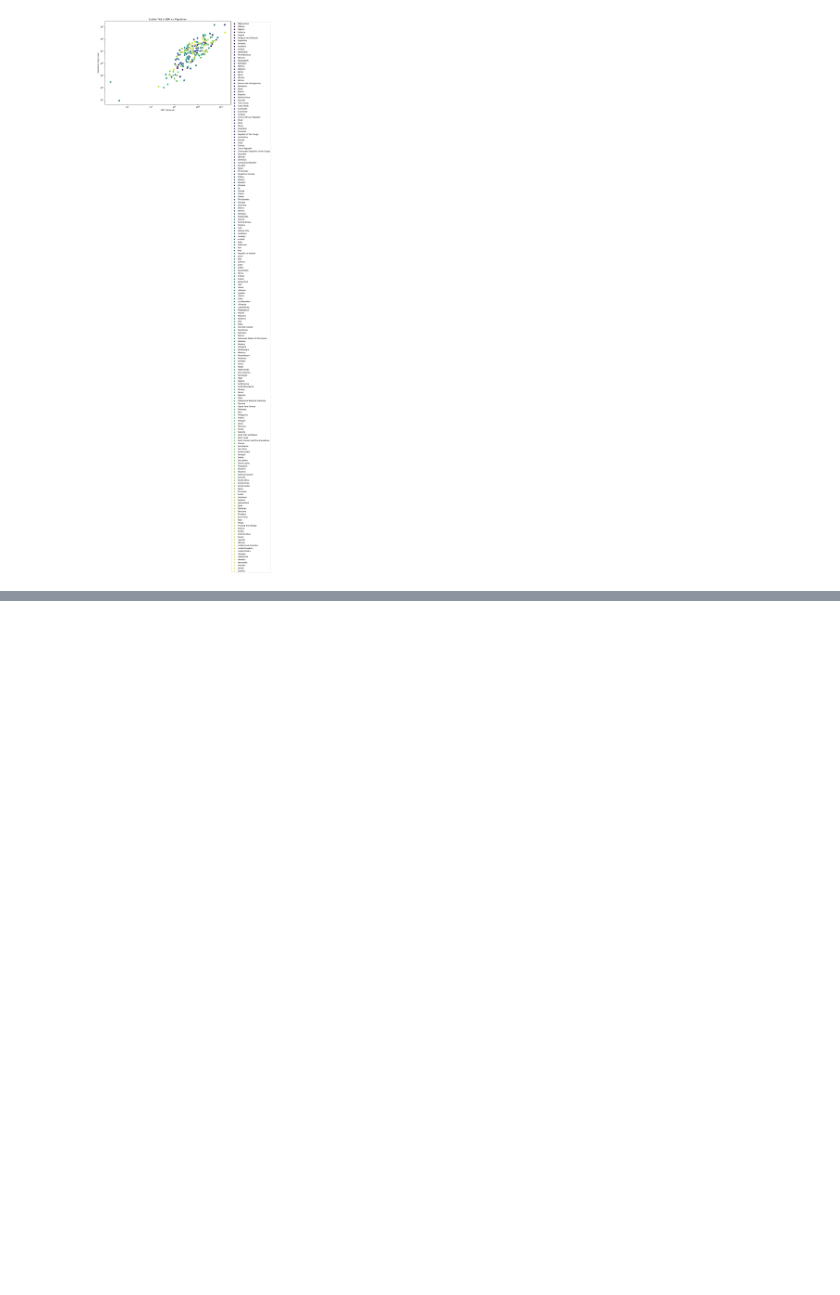
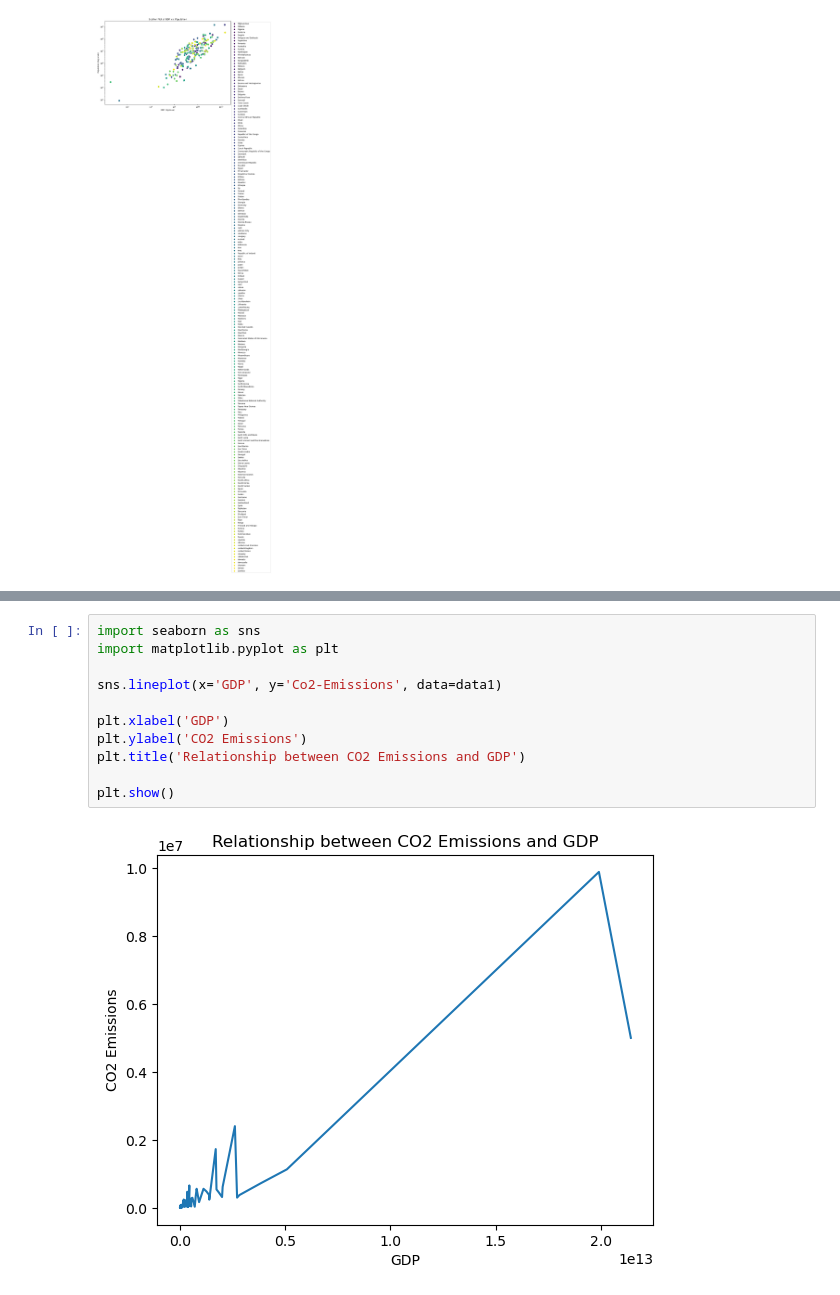
Before and after one commit to Shivam-5403/python_project_data-analytics, a Jupyter notebook: GlobalDataAnalysis.ipynb, the cells around one changed output, grey strips where cells are left out. Saved outputs shown, nothing was run; the diff lists cells and outputs as text; blank space fills up the shorter version.

```diff
--- a/GlobalDataAnalysis.ipynb
+++ b/GlobalDataAnalysis.ipynb
@@ -435,0 +476,13 @@ plt.show()
+# %%
+import seaborn as sns
+import matplotlib.pyplot as plt
+
+sns.lineplot(x='GDP', y='Co2-Emissions', data=data1)
+
+plt.xlabel('GDP')
+plt.ylabel('CO2 Emissions')
+plt.title('Relationship between CO2 Emissions and GDP')
+
+plt.show()
+# %% [output]
+[figure, added]
```
Also changed, not shown: parts of 22 cells of this notebook.
